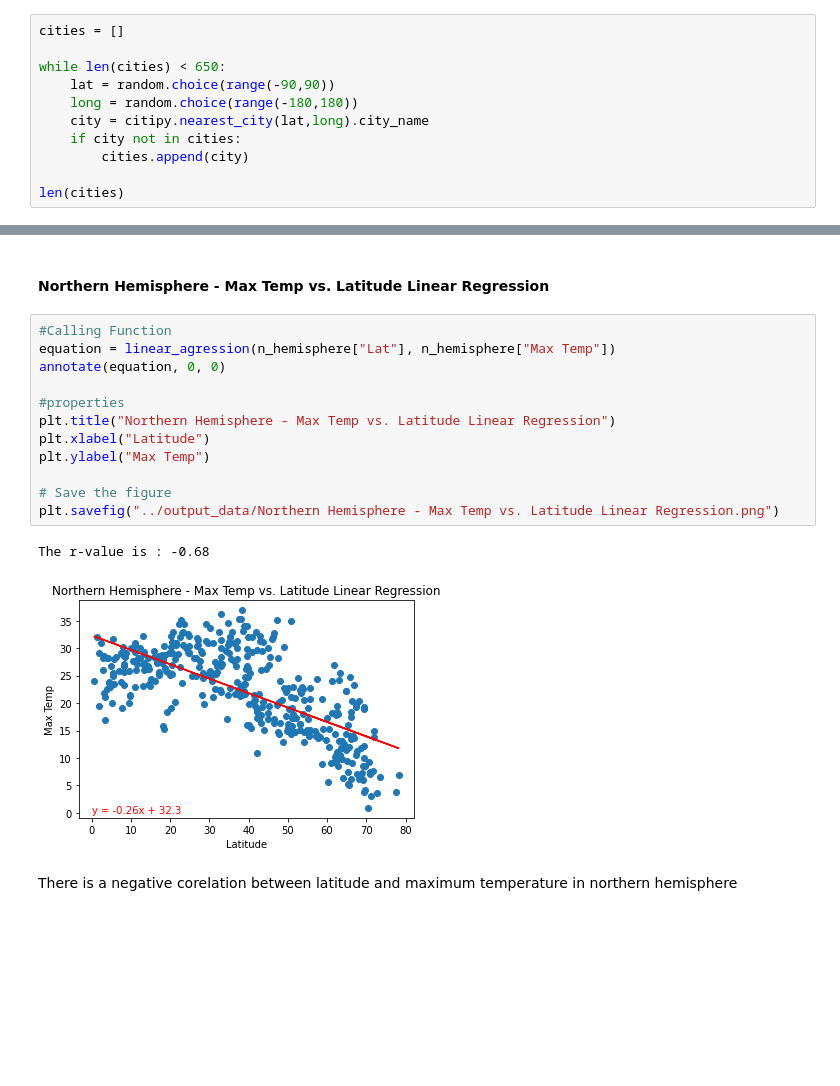
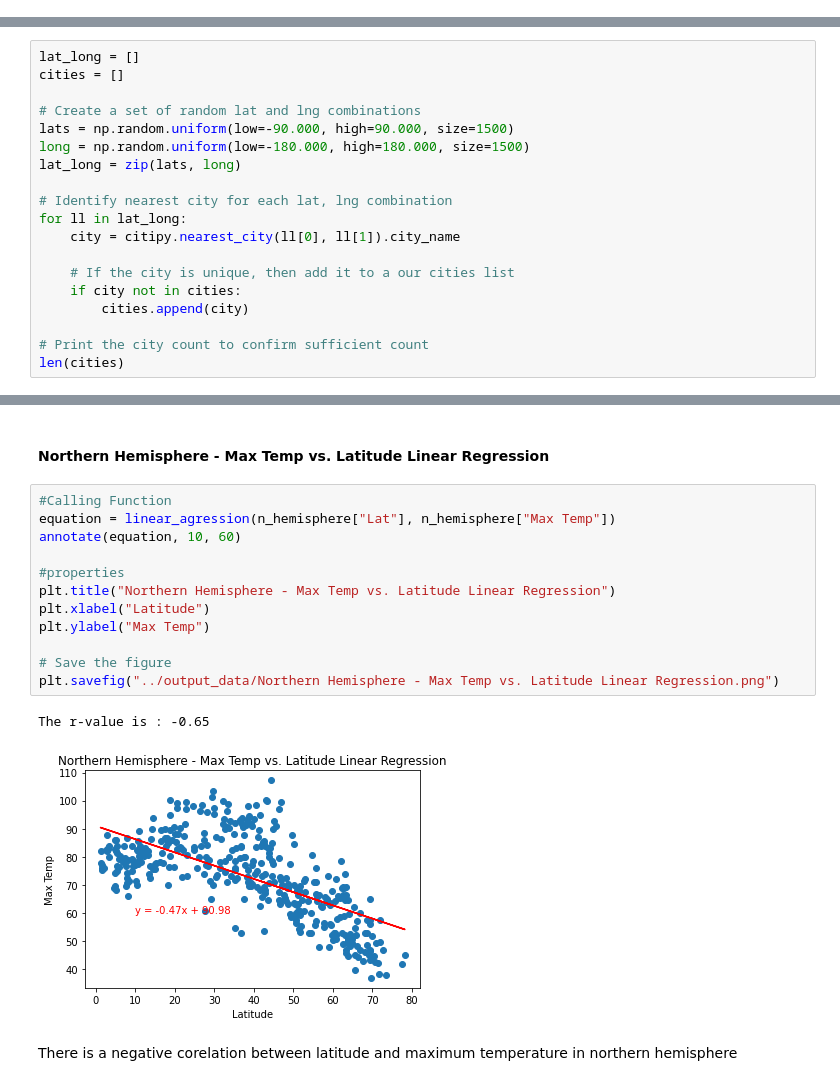
Before and after one commit to RanjaniAnjurVenkatraman/python-api-challenge, a Jupyter notebook: Weatherpy/WeatherPy.ipynb, the cells around one changed output, grey strips where cells are left out. Saved outputs shown, nothing was run; the diff lists cells and outputs as text; blank space fills up the shorter version.

```diff
--- a/Weatherpy/WeatherPy.ipynb
+++ b/Weatherpy/WeatherPy.ipynb
@@ -21,14 +21,3 @@ import scipy.stats as st
 from scipy.stats import linregress
 # %% [markdown]
 ## Generate Cities List
-# %%
-cities = []
-
-while len(cities) < 650:
-    lat = random.choice(range(-90,90))
-    long = random.choice(range(-180,180))
-    city = citipy.nearest_city(lat,long).city_name
-    if city not in cities:
-        cities.append(city)
-
-len(cities)
@@ -36,0 +24,19 @@ len(cities)
+# %%
+lat_long = []
+cities = []
+
+# Create a set of random lat and lng combinations
+lats = np.random.uniform(low=-90.000, high=90.000, size=1500)
+long = np.random.uniform(low=-180.000, high=180.000, size=1500)
+lat_long = zip(lats, long)
+
+# Identify nearest city for each lat, lng combination
+for ll in lat_long:
+    city = citipy.nearest_city(ll[0], ll[1]).city_name
+
+    # If the city is unique, then add it to a our cities list
+    if city not in cities:
+        cities.append(city)
+
+# Print the city count to confirm sufficient count
+len(cities)
@@ -289,18 +297,18 @@ def annotate(line_eqa, a, b):
 # %%
 #Calling Function
 equation = linear_agression(n_hemisphere["Lat"], n_hemisphere["Max Temp"])
-annotate(equation, 0, 0)
+annotate(equation, 10, 60)
 
 #properties
 plt.title("Northern Hemisphere - Max Temp vs. Latitude Linear Regression")
 plt.xlabel("Latitude")
 plt.ylabel("Max Temp")
 
 # Save the figure
 plt.savefig("../output_data/Northern Hemisphere - Max Temp vs. Latitude Linear Regression.png")
 # %% [output]
-The r-value is : -0.68
+The r-value is : -0.65
-[figure, old version]
+[figure, new version]
 # %% [markdown]
 There is a negative corelation between latitude and maximum temperature in northern hemisphere
 # %% [markdown]
```
Also changed, not shown: parts of 22 cells of this notebook, 16 other files.
